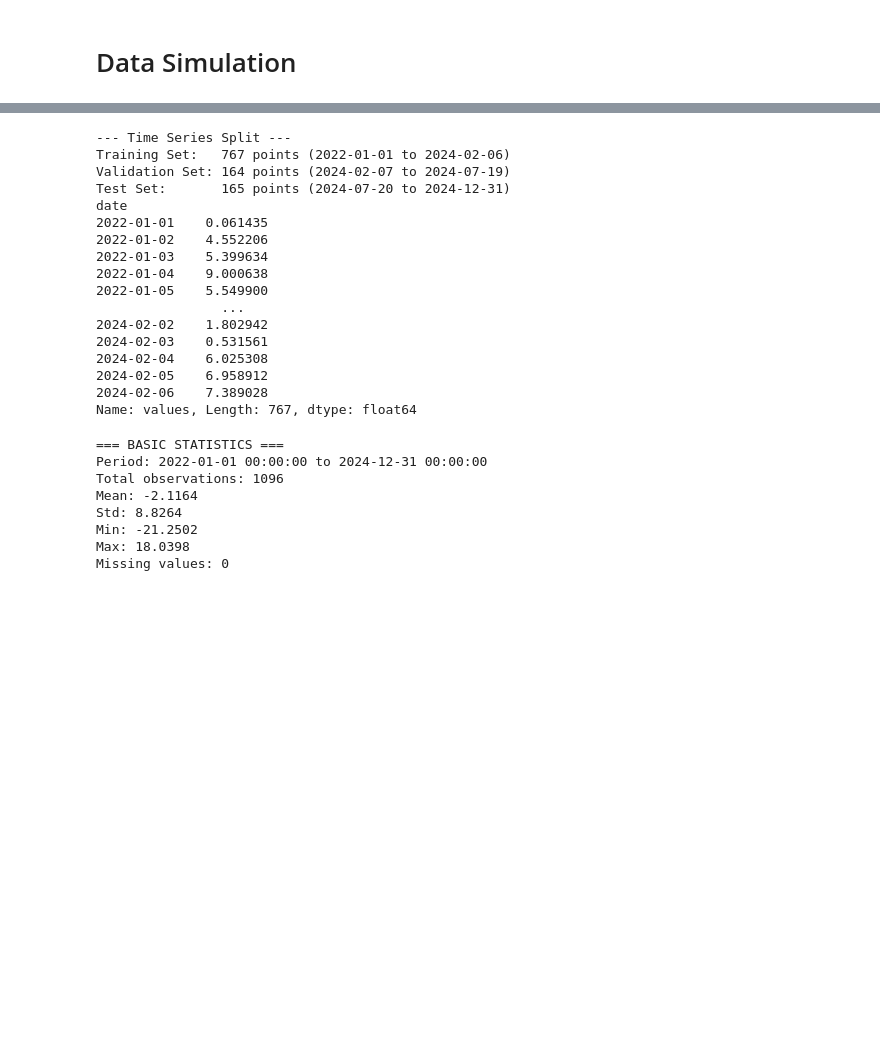
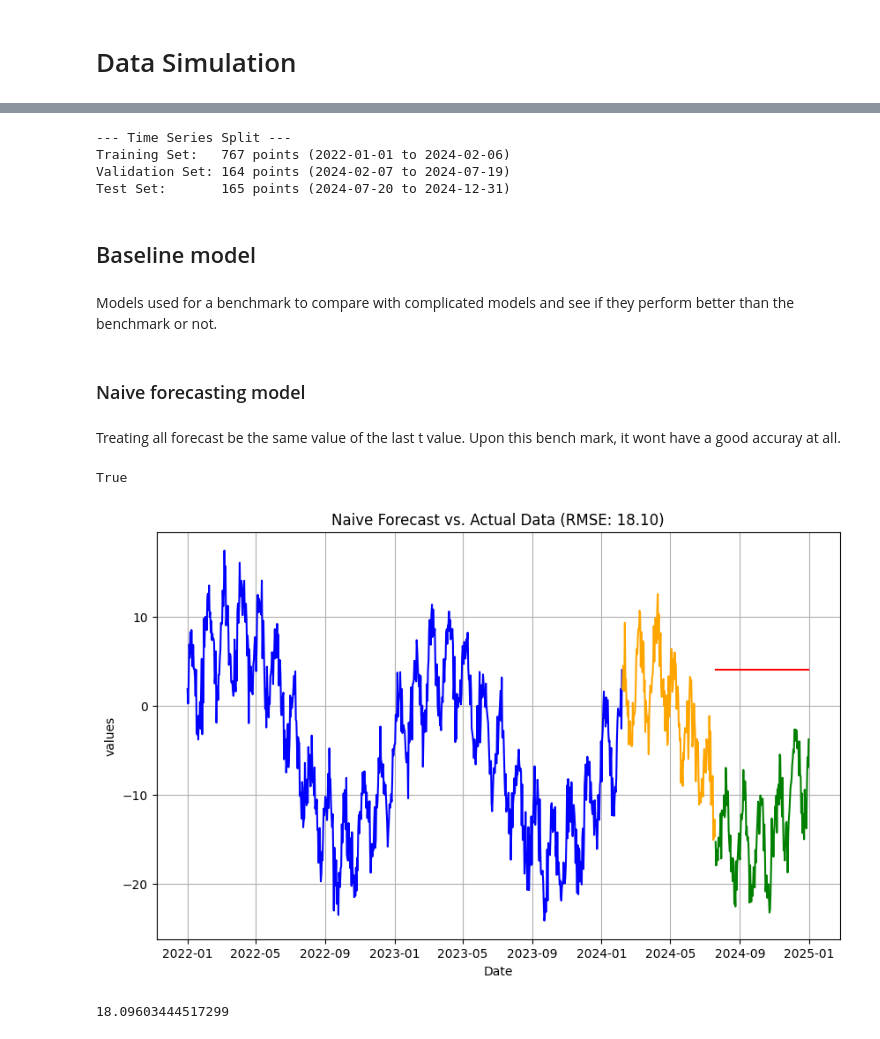
Before and after one commit to dcrowTMH/stat_test, a Jupyter notebook: time_series_data_forecast.ipynb, the cells around one changed output, grey strips where cells are left out. Drawn from its saved outputs; the diff is of its cells as text; code cells hidden in the pictures; blank space fills up the shorter version.

Commit message:
naive forecasting added

```diff
--- a/time_series_data_forecast.ipynb
+++ b/time_series_data_forecast.ipynb
@@ -91,33 +144,32 @@ class TimeSeriesForcastor(SeasonalityDetector):
 
         return train_data, val_data, test_data
 # %%
-time_series_ssd = TimeSeriesForcastor(time_series, date_column = 'date', value_column = 'values')
+time_series_forecastor = TimeSeriesForcastor(time_series, date_column = 'date', value_column = 'values')
 # %% [output]
 --- Time Series Split ---
 Training Set:   767 points (2022-01-01 to 2024-02-06)
 Validation Set: 164 points (2024-02-07 to 2024-07-19)
 Test Set:       165 points (2024-07-20 to 2024-12-31)
-date
-2022-01-01    0.061435
-2022-01-02    4.552206
-2022-01-03    5.399634
-2022-01-04    9.000638
-2022-01-05    5.549900
-                ...
-2024-02-02    1.802942
-2024-02-03    0.531561
-2024-02-04    6.025308
-2024-02-05    6.958912
-2024-02-06    7.389028
-Name: values, Length: 767, dtype: float64
+# %% [markdown]
+## Baseline model
+# %% [markdown]
+Models used for a benchmark to compare with complicated models and see if they perform better than the benchmark or not.
+# %% [markdown]
+### Naive forecasting model
+# %% [markdown]
+Treating all forecast be the same value of the last t value. Upon this bench mark, it wont have a good accuray at all.
+# %%
+# data got assigned with last day value
+(time_series_forecastor.naive_pred == time_series_forecastor.train_ts.iloc[-1]).all()
+# %% [output]
+True
+# %%
+# plot the train, test and pred
+time_series_forecastor.plot_pred()
+# %% [output]
+[figure, added]
 # %%
-time_series_ssd.basic_statistics()
+# show the mean square error to check the accuracy
+time_series_forecastor.naive_rmse
 # %% [output]
-=== BASIC STATISTICS ===
-Period: 2022-01-01 00:00:00 to 2024-12-31 00:00:00
-Total observations: 1096
-Mean: -2.1164
-Std: 8.8264
-Min: -21.2502
-Max: 18.0398
-Missing values: 0
+18.09603444517299
```
Also changed, not shown: parts of 3 cells of this notebook.
